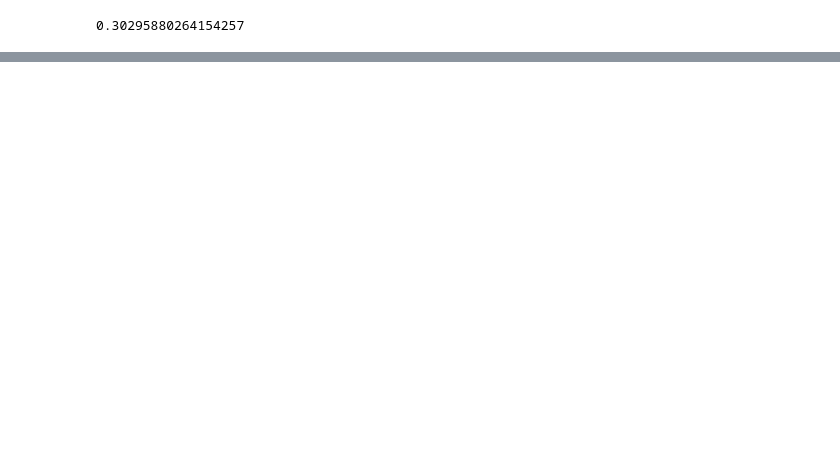
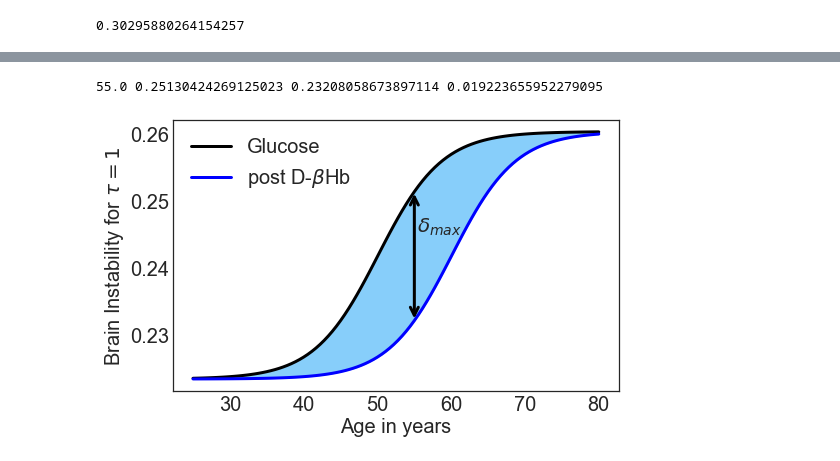
Before and after one commit to hstrey/fMRI-analysis, a Jupyter notebook: Instability.ipynb, the cells around one changed output, grey strips where cells are left out. Cells and saved outputs as stored; diff of their text form; code cells hidden in the pictures; blank space fills up the shorter version.

```diff
--- a/Instability.ipynb
+++ b/Instability.ipynb
@@ -183,0 +297,35 @@ plt.savefig("Instability_tau_1_3SE_lin.png")
+# %%
+agex = np.linspace(35,90,100)
+sig1 = sigmoid_Model.eval(out.params, x=agex)
+shift_params = out.params.copy()
+shift_params['switchpoint'].set(value=out.params['switchpoint'] +10)
+sig2 = sigmoid_Model.eval(shift_params, x=agex)
+
+plt.figure(figsize=(8,5))
+ax = plt.gca()
+plt.plot(agex-10,sig1,color="k",linewidth=3,label=r"Glucose")
+plt.plot(agex-10,sig2,color="blue",linewidth=3,label=r"post D-$\beta$Hb")
+ax.fill_between(agex-10,sig1,sig2,color="lightskyblue")
+i_pointx, i_pointy ,i_pointya = (agex-10)[54],sig1[54],sig2[54]
+y_diff = i_pointy - i_pointya
+print(i_pointx,i_pointy,i_pointya,y_diff)
+plt.annotate('',
+             xy=(55,i_pointya),
+             xycoords='data',
+             xytext=(55,i_pointy),
+             arrowprops=dict(arrowstyle='<->',linewidth=3))
+
+plt.annotate(r'$\delta_{max}$',
+             xy=(55,0.24),
+             xycoords='data',
+             xytext=(3,35),
+             textcoords='offset points')
+
+plt.legend()
+plt.ylabel(r"Brain Instability for $\tau=1$")
+plt.xlabel("Age in years")
+plt.savefig("doublesig.png",format='png',dpi=300,bbox_inches='tight',facecolor="white",backgroundcolor="white")
+plt.savefig("doublesig.eps",format='eps',dpi=300,bbox_inches='tight',facecolor="white",backgroundcolor="white")
+# %% [output]
+55.0 0.25130424269125023 0.23208058673897114 0.019223655952279095
+[figure, added]
```
Also changed, not shown: parts of 12 cells of this notebook, 20 other files.
